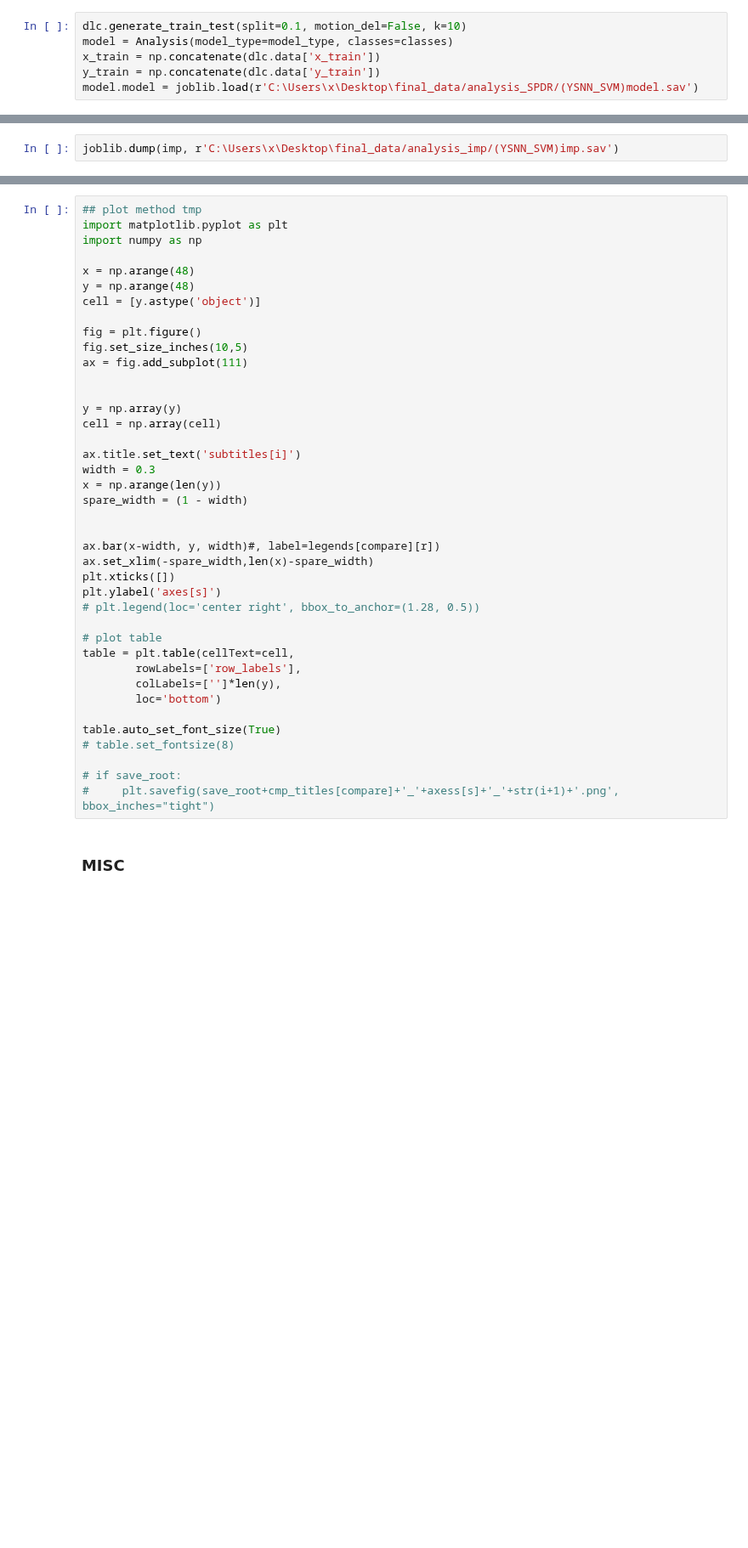
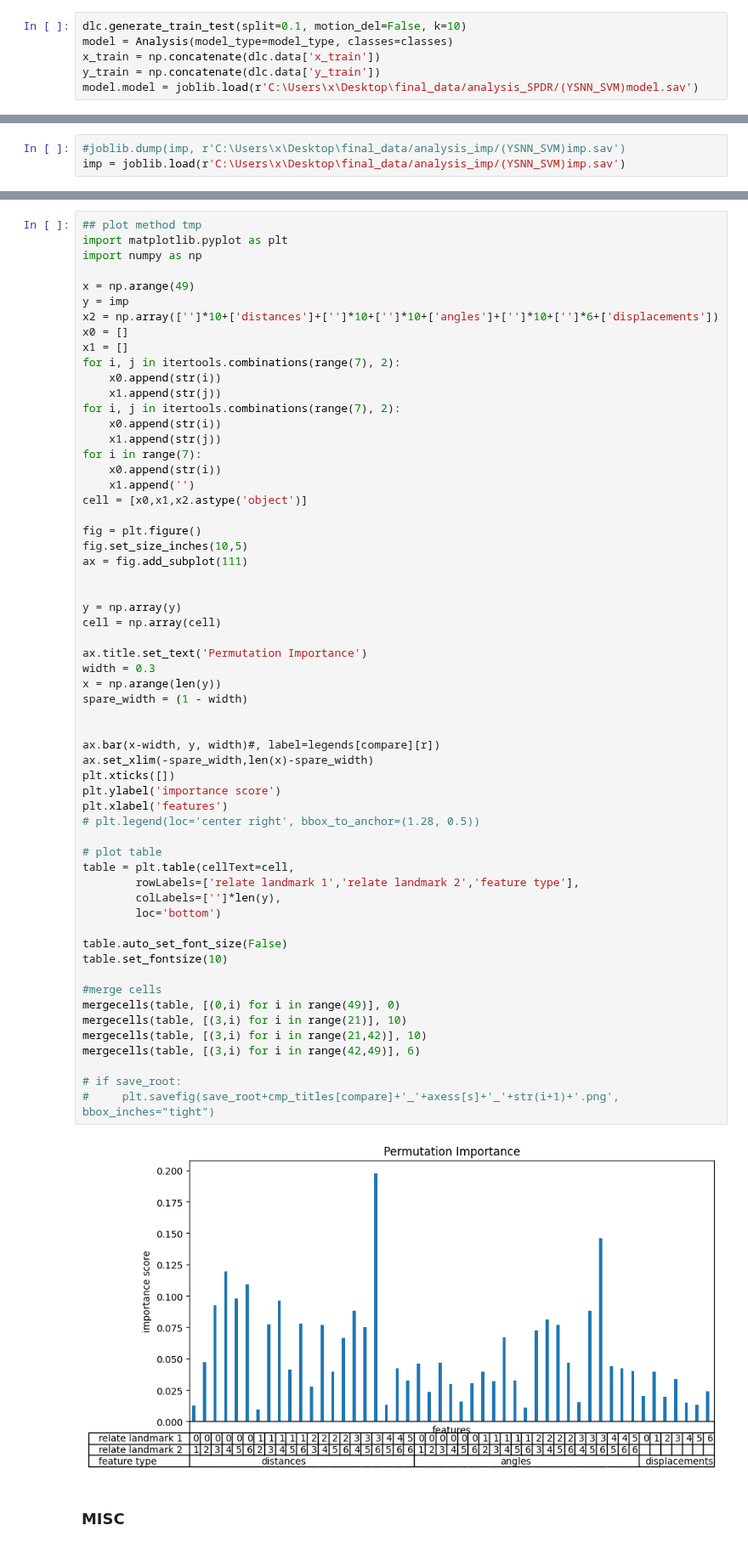
Before and after one commit to IS-Howard/final, a Jupyter notebook: main.ipynb, the cells around one changed output, grey strips where cells are left out. Shown at 85% size. Cells and saved outputs as stored; diff of their text form; blank space fills up the shorter version.

Commit message:
add importance feature detail

```diff
--- a/main.ipynb
+++ b/main.ipynb
@@ -70,4 +70,5 @@ imp = model.feat_importance(x_train,y_train, r'C:\Users\x\Desktop\final_data/ana
 # %% [output]
 [figure]
 # %%
-joblib.dump(imp, r'C:\Users\x\Desktop\final_data/analysis_imp/(YSNN_SVM)imp.sav')
+#joblib.dump(imp, r'C:\Users\x\Desktop\final_data/analysis_imp/(YSNN_SVM)imp.sav')
+imp = joblib.load(r'C:\Users\x\Desktop\final_data/analysis_imp/(YSNN_SVM)imp.sav')
@@ -76,41 +124,62 @@ joblib.dump(imp, r'C:\Users\x\Desktop\final_data/analysis_imp/(YSNN_SVM)imp.sav'
 import matplotlib.pyplot as plt
 import numpy as np
 
-x = np.arange(48)
-y = np.arange(48)
-cell = [y.astype('object')]
+x = np.arange(49)
+y = imp
+x2 = np.array(['']*10+['distances']+['']*10+['']*10+['angles']+['']*10+['']*6+['displacements'])
+x0 = []
+x1 = []
+for i, j in itertools.combinations(range(7), 2):
+    x0.append(str(i))
+    x1.append(str(j))
+for i, j in itertools.combinations(range(7), 2):
+    x0.append(str(i))
+    x1.append(str(j))
+for i in range(7):
+    x0.append(str(i))
+    x1.append('')
+cell = [x0,x1,x2.astype('object')]
 
 fig = plt.figure()
 fig.set_size_inches(10,5)
 ax = fig.add_subplot(111)
 
 
 y = np.array(y)
 cell = np.array(cell)
 
-ax.title.set_text('subtitles[i]')
+ax.title.set_text('Permutation Importance')
 width = 0.3
 x = np.arange(len(y))
 spare_width = (1 - width)
 
 
 ax.bar(x-width, y, width)#, label=legends[compare][r])
 ax.set_xlim(-spare_width,len(x)-spare_width)
 plt.xticks([])
-plt.ylabel('axes[s]')
+plt.ylabel('importance score')
+plt.xlabel('features')
 # plt.legend(loc='center right', bbox_to_anchor=(1.28, 0.5))
 
 # plot table
 table = plt.table(cellText=cell,
-        rowLabels=['row_labels'],
+        rowLabels=['relate landmark 1','relate landmark 2','feature type'],
         colLabels=['']*len(y),
         loc='bottom')
 
-table.auto_set_font_size(True)
-# table.set_fontsize(8)
+table.auto_set_font_size(False)
+table.set_fontsize(10)
+
+#merge cells
+mergecells(table, [(0,i) for i in range(49)], 0)
+mergecells(table, [(3,i) for i in range(21)], 10)
+mergecells(table, [(3,i) for i in range(21,42)], 10)
+mergecells(table, [(3,i) for i in range(42,49)], 6)
 
 # if save_root:
 #     plt.savefig(save_root+cmp_titles[compare]+'_'+axess[s]+'_'+str(i+1)+'.png', bbox_inches="tight")
+# %% [output]
+[figure, added]
 # %% [markdown]
 ### MISC
 # %%
```
Also changed, not shown: parts of 1 cell of this notebook.
